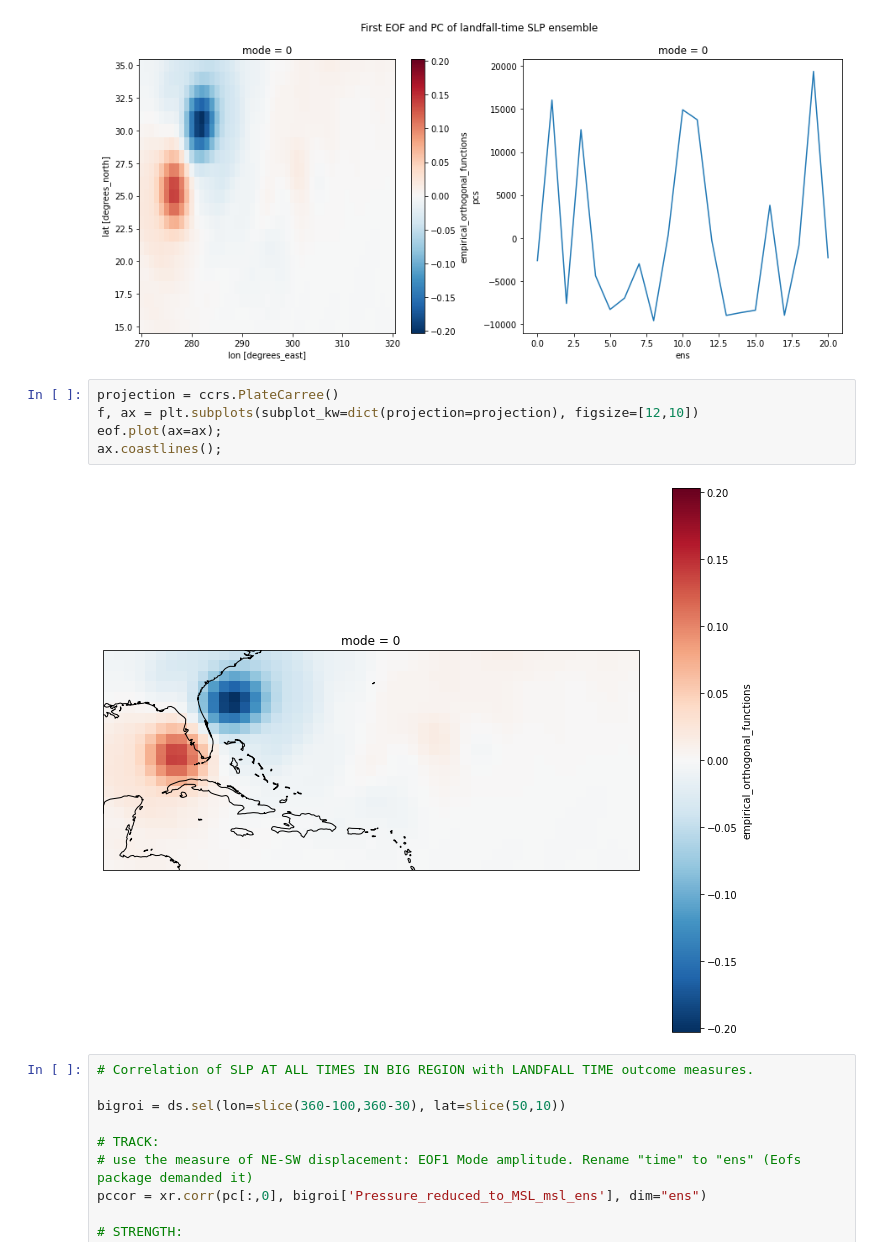
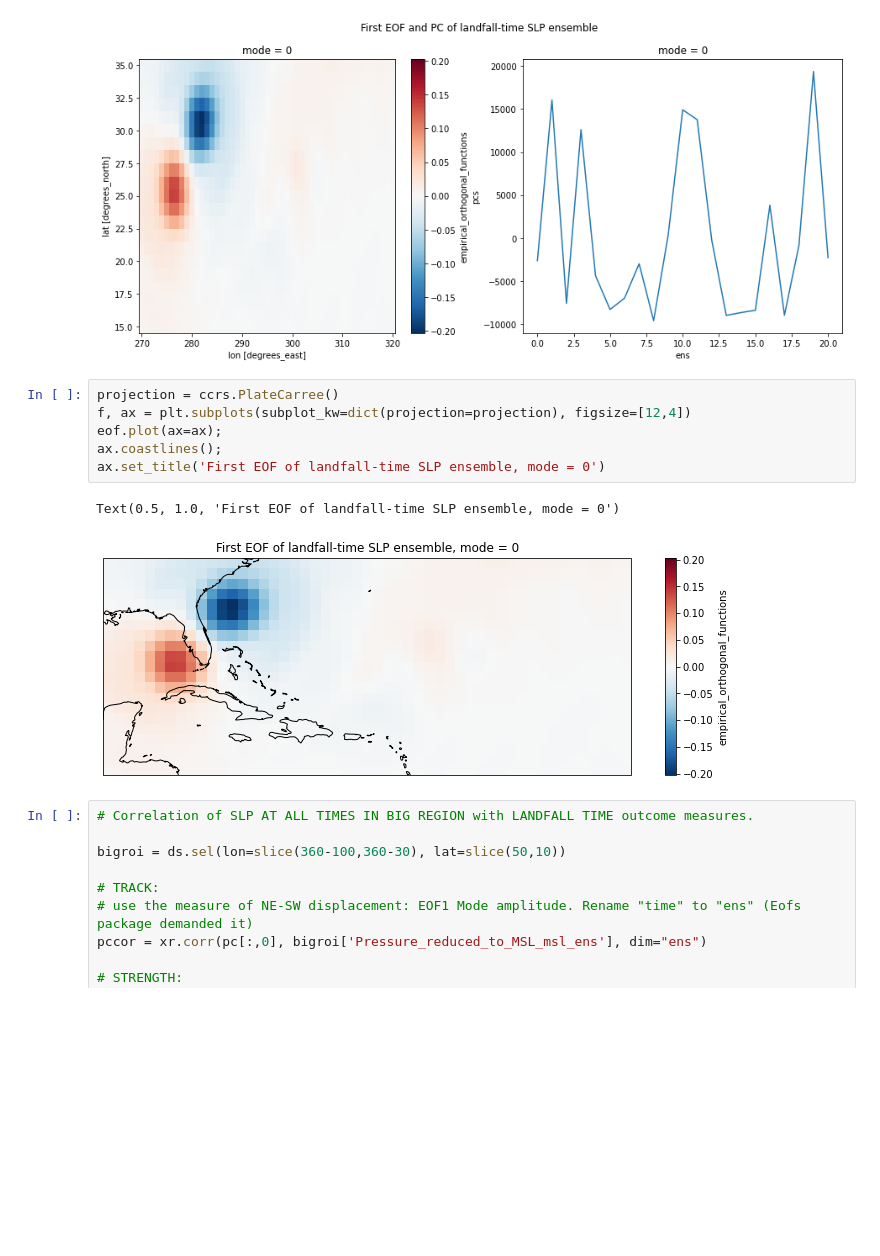
Before and after one commit to fuyihang98/MPO624_2022, a Jupyter notebook: Notebooks/Irma_Yihang.ipynb, the cells around one changed output. Saved outputs shown, nothing was run; the diff lists cells and outputs as text; blank space fills up the shorter version.

```diff
--- a/Notebooks/Irma_Yihang.ipynb
+++ b/Notebooks/Irma_Yihang.ipynb
@@ -128,11 +128,13 @@ pc.plot(ax=axes[1])
 [figure]
 # %%
 projection = ccrs.PlateCarree()
-f, ax = plt.subplots(subplot_kw=dict(projection=projection), figsize=[12,10])
+f, ax = plt.subplots(subplot_kw=dict(projection=projection), figsize=[12,4])
 eof.plot(ax=ax);
 ax.coastlines();
+ax.set_title('First EOF of landfall-time SLP ensemble, mode = 0')
 # %% [output]
+Text(0.5, 1.0, 'First EOF of landfall-time SLP ensemble, mode = 0')
-[figure, old version]
+[figure, new version]
 # %%
 # Correlation of SLP AT ALL TIMES IN BIG REGION with LANDFALL TIME outcome measures.
 
```
Also changed, not shown: parts of 3 cells of this notebook.
